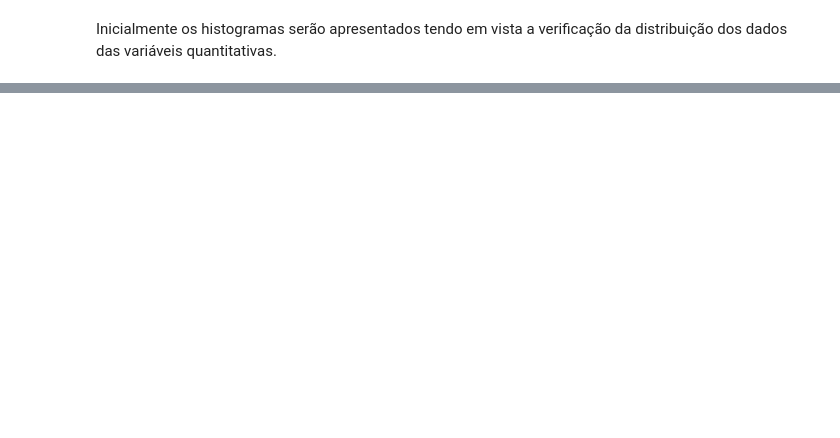
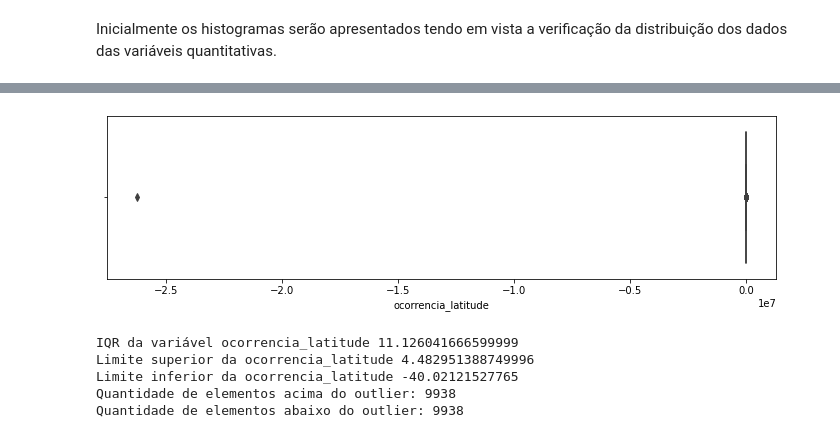
Before and after one commit to guilherme-beserra/TCC---PUC-Minas, a Jupyter notebook: Classificação_para_predição_de_vítima_fatal_em_acidente_aéreo.ipynb, the cells around one changed output, grey strips where cells are left out. Cells and saved outputs as stored; diff of their text form; code cells hidden in the pictures; blank space fills up the shorter version.

```diff
--- a/Classificação_para_predição_de_vítima_fatal_em_acidente_aéreo.ipynb
+++ b/Classificação_para_predição_de_vítima_fatal_em_acidente_aéreo.ipynb
@@ -1026,0 +1090,26 @@ Limite inferior de total_aeronaves_envolvidas:  1.0
+# %%
+# definindo a função que mostra o resumo acerca dos outliers
+def mostra_resumo_outliers(df_coluna):
+  fig, ax = plt.subplots(figsize=(12, 3))
+  sns.boxplot(df_coluna)
+  plt.show()
+  q1 = df_coluna.quantile(.25)
+  q3 = df_coluna.quantile(.75)
+  iqr = q3 - q1
+  print("IQR da variável {}".format(df_coluna.name), iqr)
+  superior = q3 + 1.5*(iqr)
+  inferior = q1 - 1.5*(iqr)
+  print("Limite superior da {}".format(df_coluna.name), superior)
+  print("Limite inferior da {}".format(df_coluna.name), inferior)
+  print('Quantidade de elementos acima do outlier:',len(df_coluna > superior))
+  print('Quantidade de elementos abaixo do outlier:',len(df_coluna < inferior))
+# %%
+# mostrando resumo para "ocorrencia_latitude"
+mostra_resumo_outliers(df_unificada_clean['ocorrencia_latitude'])
+# %% [output]
+[figure, added]
+IQR da variável ocorrencia_latitude 11.126041666599999
+Limite superior da ocorrencia_latitude 4.482951388749996
+Limite inferior da ocorrencia_latitude -40.02121527765
+Quantidade de elementos acima do outlier: 9938
+Quantidade de elementos abaixo do outlier: 9938
```
Also changed, not shown: parts of 114 cells of this notebook.
